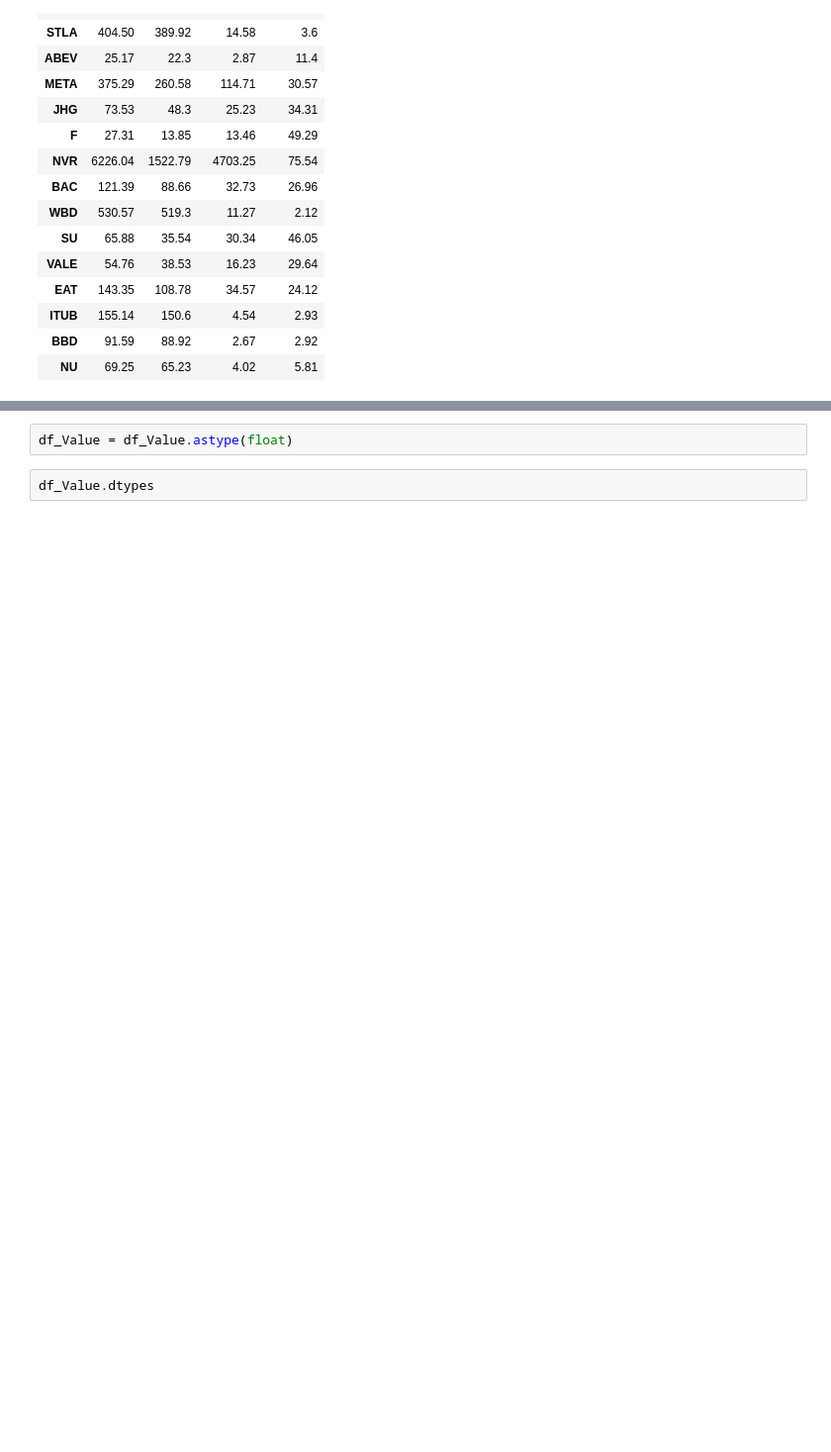
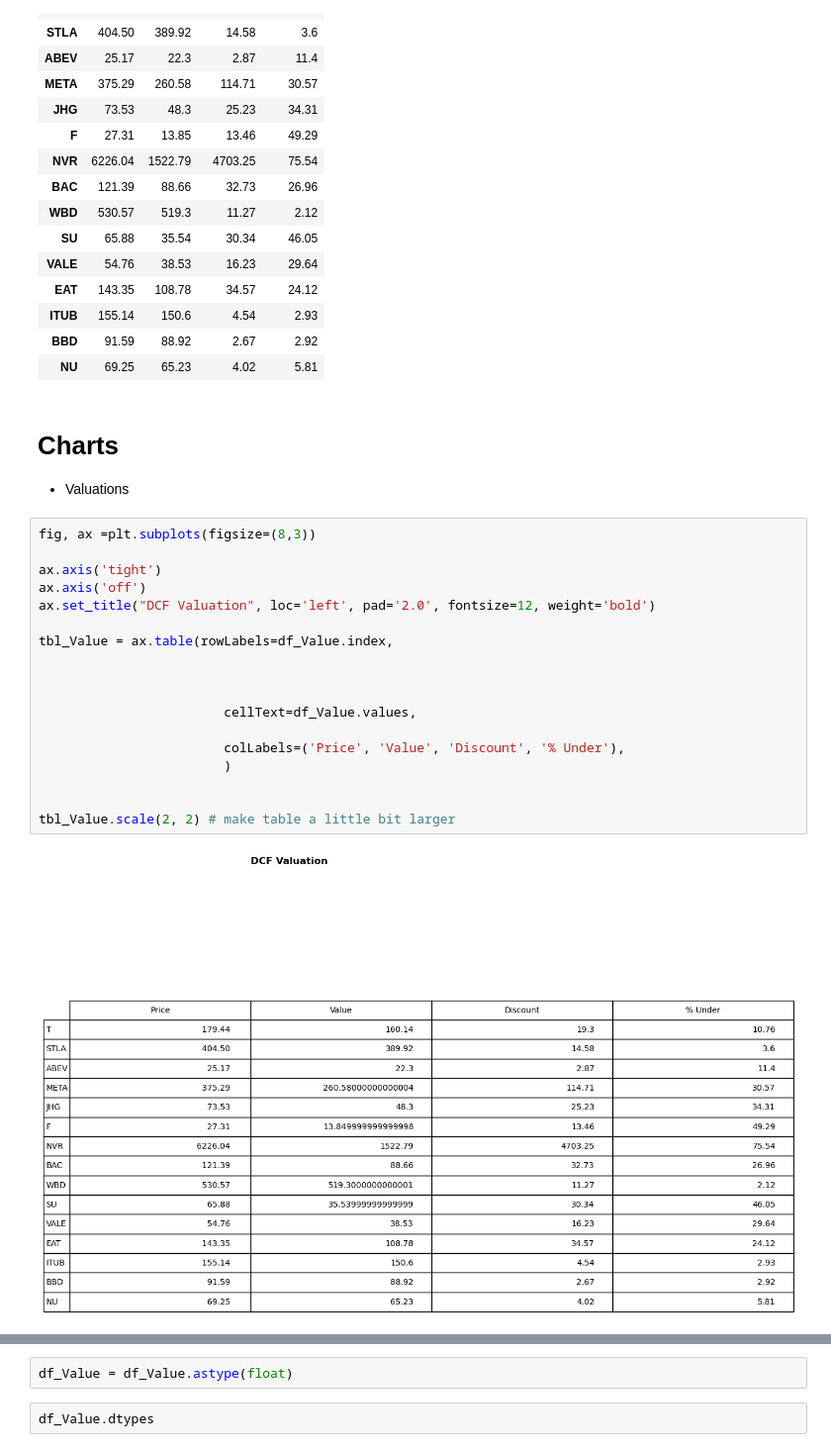
Before and after one commit to xitxat/FundamentalAnalysis, a Jupyter notebook: Scraper/multiLink.ipynb, the cells around one changed output, grey strips where cells are left out. Shown: that part at 99% size. Cells and saved outputs as stored; diff of their text form; blank space fills up the shorter version.

Commit message:
pct under charts

```diff
--- a/Scraper/multiLink.ipynb
+++ b/Scraper/multiLink.ipynb
@@ -398,3 +409,26 @@ df_Value
 | ITUB | 155.14 | 150.6 | 4.54 | 2.93 |
 | BBD | 91.59 | 88.92 | 2.67 | 2.92 |
 | NU | 69.25 | 65.23 | 4.02 | 5.81 |
+# %% [markdown]
+#   Charts
+*   Valuations
+# %%
+fig, ax =plt.subplots(figsize=(8,3))
+
+ax.axis('tight')
+ax.axis('off')
+ax.set_title("DCF Valuation", loc='left', pad='2.0', fontsize=12, weight='bold')
+
+tbl_Value = ax.table(rowLabels=df_Value.index,
+
+
+
+                        cellText=df_Value.values,
+
+                        colLabels=('Price', 'Value', 'Discount', '% Under'),
+                        )
+
+
+tbl_Value.scale(2, 2) # make table a little bit larger
+# %% [output]
+[figure, added]
```
Also changed, not shown: parts of 5 cells of this notebook.
